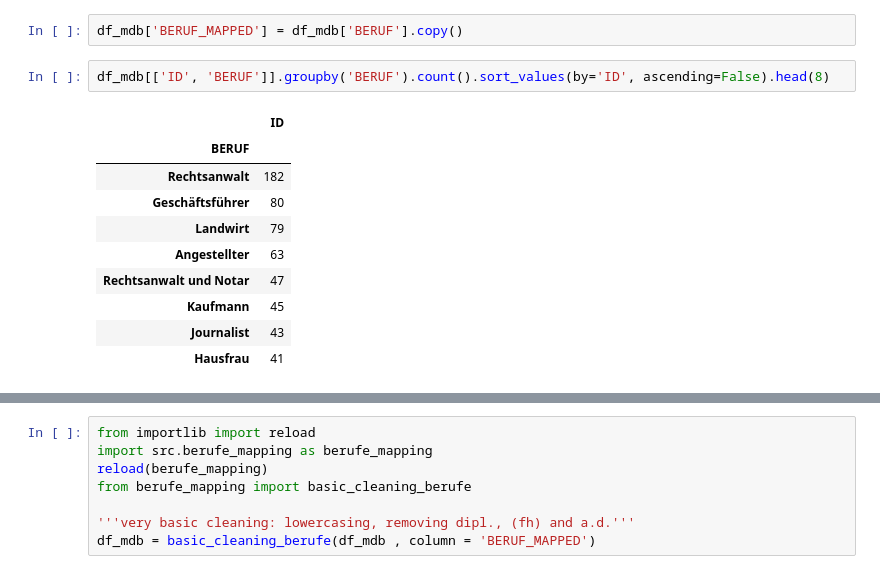
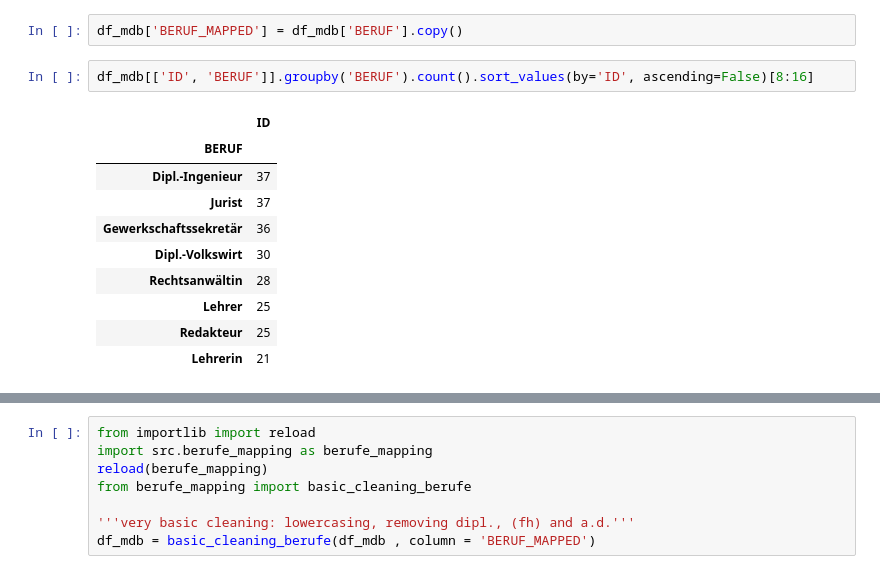
Before and after one commit to mrs-curi0sity/bundestag-mining, a Jupyter notebook: Parse_Stammdaten.ipynb, the cells around one changed output, grey strips where cells are left out. Cells and saved outputs as stored; diff of their text form.

```diff
--- a/Parse_Stammdaten.ipynb
+++ b/Parse_Stammdaten.ipynb
@@ -351,15 +344,15 @@ len(set(df_mdb.BERUF))
 # %%
 df_mdb['BERUF_MAPPED'] = df_mdb['BERUF'].copy()
 # %%
-df_mdb[['ID', 'BERUF']].groupby('BERUF').count().sort_values(by='ID', ascending=False).head(8)
+df_mdb[['ID', 'BERUF']].groupby('BERUF').count().sort_values(by='ID', ascending=False)[8:16]
 # %% [output]
 |  | ID |
 | BERUF |  |
-| Rechtsanwalt | 182 |
-| Geschäftsführer | 80 |
-| Landwirt | 79 |
-| Angestellter | 63 |
-| Rechtsanwalt und Notar | 47 |
-| Kaufmann | 45 |
-| Journalist | 43 |
-| Hausfrau | 41 |
+| Dipl.-Ingenieur | 37 |
+| Jurist | 37 |
+| Gewerkschaftssekretär | 36 |
+| Dipl.-Volkswirt | 30 |
+| Rechtsanwältin | 28 |
+| Lehrer | 25 |
+| Redakteur | 25 |
+| Lehrerin | 21 |
```
Also changed, not shown: parts of 34 cells of this notebook, 2 other files.
